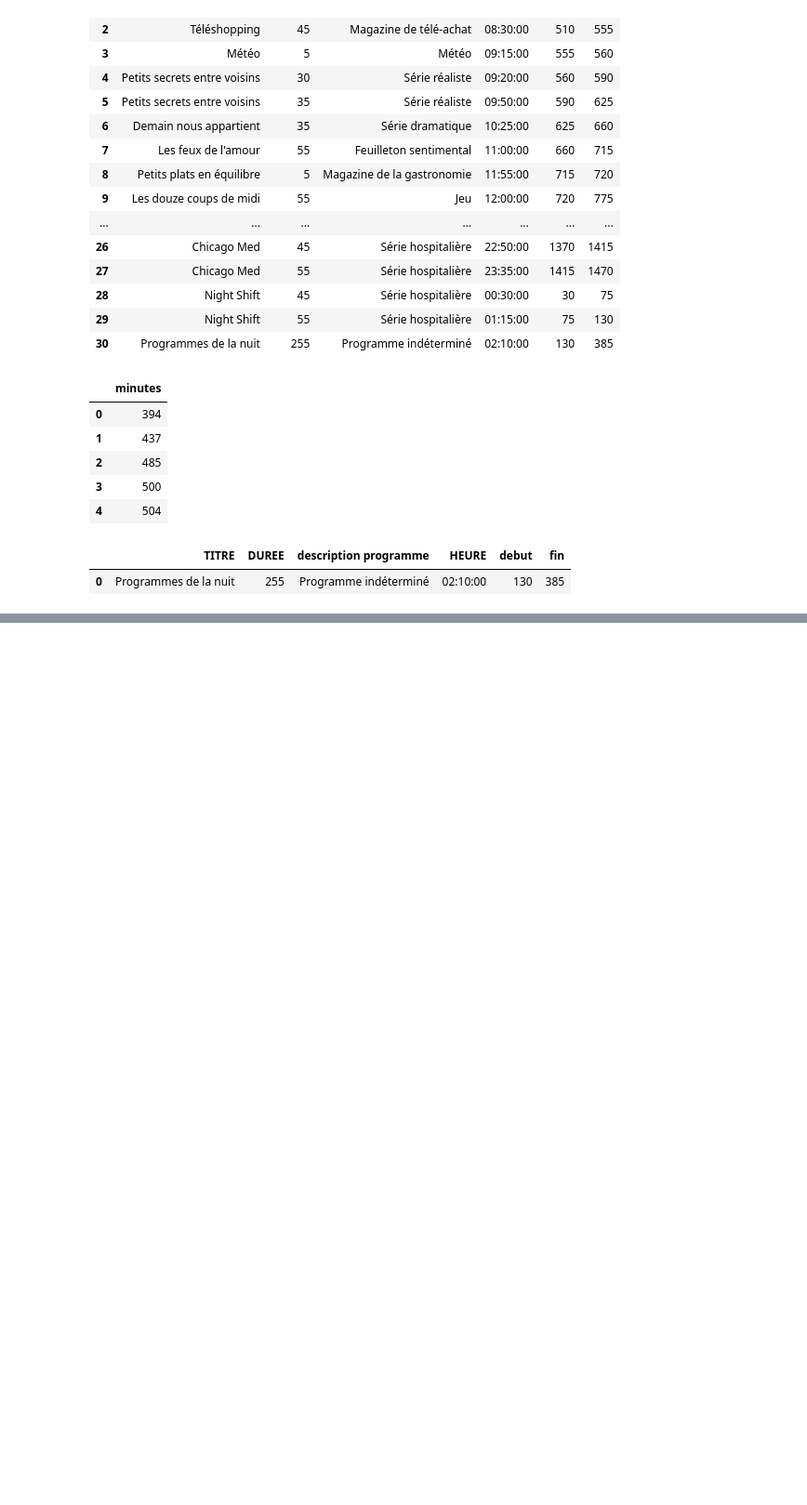
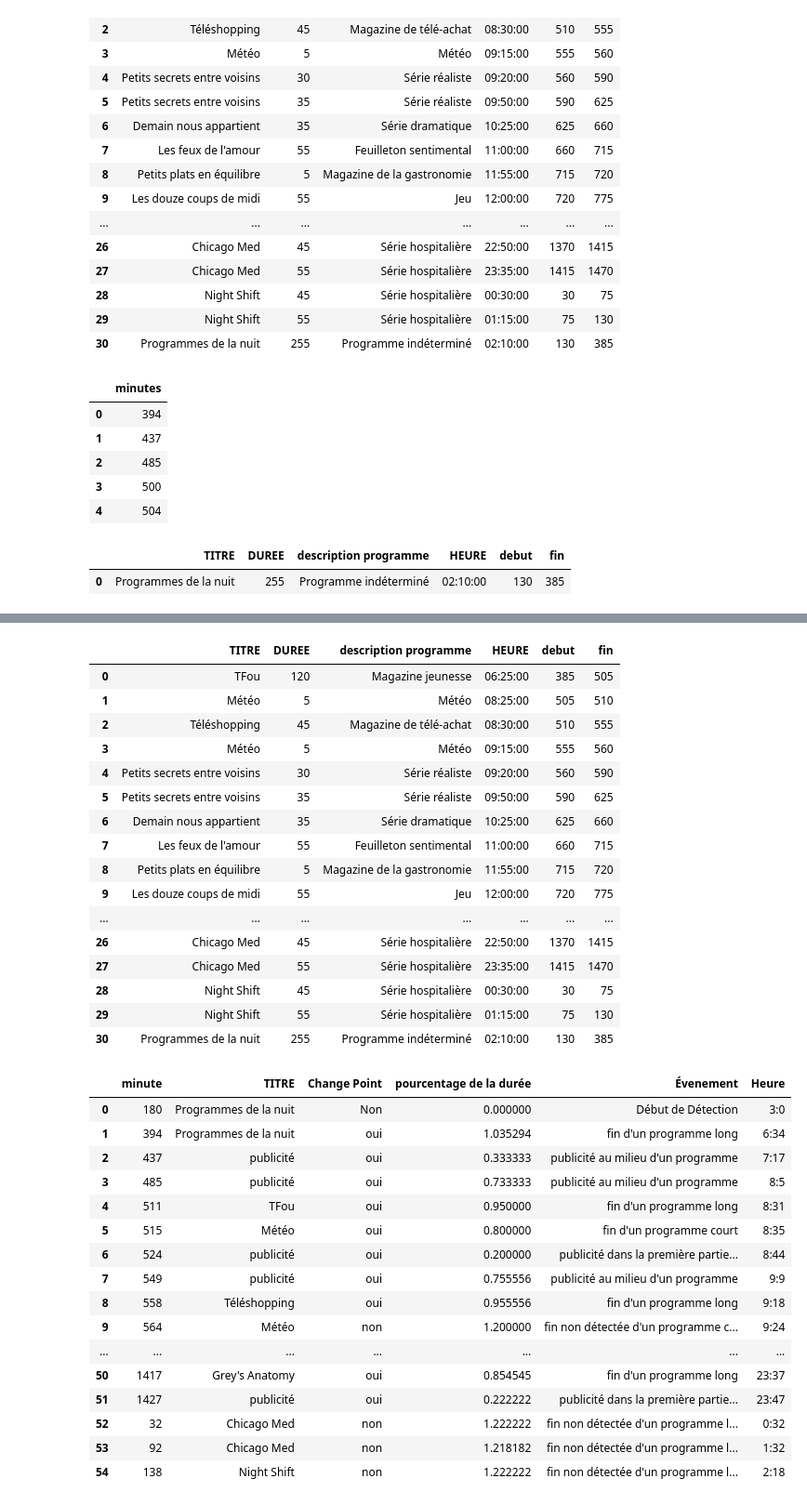
Before and after one commit to Frayal/Stage, a Jupyter notebook: ProgrammesTV/onlinetreatment.ipynb, the cells around one changed output, grey strips where cells are left out. Shown at 93% size. Drawn from its saved outputs; the diff is of its cells as text; code cells hidden in the pictures; blank space fills up the shorter version.

```diff
--- a/ProgrammesTV/onlinetreatment.ipynb
+++ b/ProgrammesTV/onlinetreatment.ipynb
@@ -194,0 +279,38 @@ for i in range(180,1620):
+# %%
+OnlinePTV['Heure'] = OnlinePTV['minute'].apply(lambda x: str(int(x/60))+':'+str(x%60))
+display_side_by_side(PTV,OnlinePTV)
+# %% [output]
+|  | TITRE | DUREE | description programme | HEURE | debut | fin |
+| 0 | TFou | 120 | Magazine jeunesse | 06:25:00 | 385 | 505 |
+| 1 | Météo | 5 | Météo | 08:25:00 | 505 | 510 |
+| 2 | Téléshopping | 45 | Magazine de télé-achat | 08:30:00 | 510 | 555 |
+| 3 | Météo | 5 | Météo | 09:15:00 | 555 | 560 |
+| 4 | Petits secrets entre voisins | 30 | Série réaliste | 09:20:00 | 560 | 590 |
+| 5 | Petits secrets entre voisins | 35 | Série réaliste | 09:50:00 | 590 | 625 |
+| 6 | Demain nous appartient | 35 | Série dramatique | 10:25:00 | 625 | 660 |
+| 7 | Les feux de l'amour | 55 | Feuilleton sentimental | 11:00:00 | 660 | 715 |
+| 8 | Petits plats en équilibre | 5 | Magazine de la gastronomie | 11:55:00 | 715 | 720 |
+| 9 | Les douze coups de midi | 55 | Jeu | 12:00:00 | 720 | 775 |
+| ... | ... | ... | ... | ... | ... | ... |
+| 26 | Chicago Med | 45 | Série hospitalière | 22:50:00 | 1370 | 1415 |
+| 27 | Chicago Med | 55 | Série hospitalière | 23:35:00 | 1415 | 1470 |
+| 28 | Night Shift | 45 | Série hospitalière | 00:30:00 | 30 | 75 |
+| 29 | Night Shift | 55 | Série hospitalière | 01:15:00 | 75 | 130 |
+| 30 | Programmes de la nuit | 255 | Programme indéterminé | 02:10:00 | 130 | 385 |
+|  | minute | TITRE | Change Point | pourcentage de la durée | Évenement | Heure |
+| 0 | 180 | Programmes de la nuit | Non | 0.000000 | Début de Détection | 3:0 |
+| 1 | 394 | Programmes de la nuit | oui | 1.035294 | fin d'un programme long | 6:34 |
+| 2 | 437 | publicité | oui | 0.333333 | publicité au milieu d'un programme | 7:17 |
+| 3 | 485 | publicité | oui | 0.733333 | publicité au milieu d'un programme | 8:5 |
+| 4 | 511 | TFou | oui | 0.950000 | fin d'un programme long | 8:31 |
+| 5 | 515 | Météo | oui | 0.800000 | fin d'un programme court | 8:35 |
+| 6 | 524 | publicité | oui | 0.200000 | publicité dans la première partie... | 8:44 |
+| 7 | 549 | publicité | oui | 0.755556 | publicité au milieu d'un programme | 9:9 |
+| 8 | 558 | Téléshopping | oui | 0.955556 | fin d'un programme long | 9:18 |
+| 9 | 564 | Météo | non | 1.200000 | fin non détectée d'un programme c... | 9:24 |
+| ... | ... | ... | ... | ... | ... | ... |
+| 50 | 1417 | Grey's Anatomy | oui | 0.854545 | fin d'un programme long | 23:37 |
+| 51 | 1427 | publicité | oui | 0.222222 | publicité dans la première partie... | 23:47 |
+| 52 | 32 | Chicago Med | non | 1.222222 | fin non détectée d'un programme l... | 0:32 |
+| 53 | 92 | Chicago Med | non | 1.218182 | fin non détectée d'un programme l... | 1:32 |
+| 54 | 138 | Night Shift | non | 1.222222 | fin non détectée d'un programme l... | 2:18 |
```
Also changed, not shown: parts of 2 cells of this notebook.
